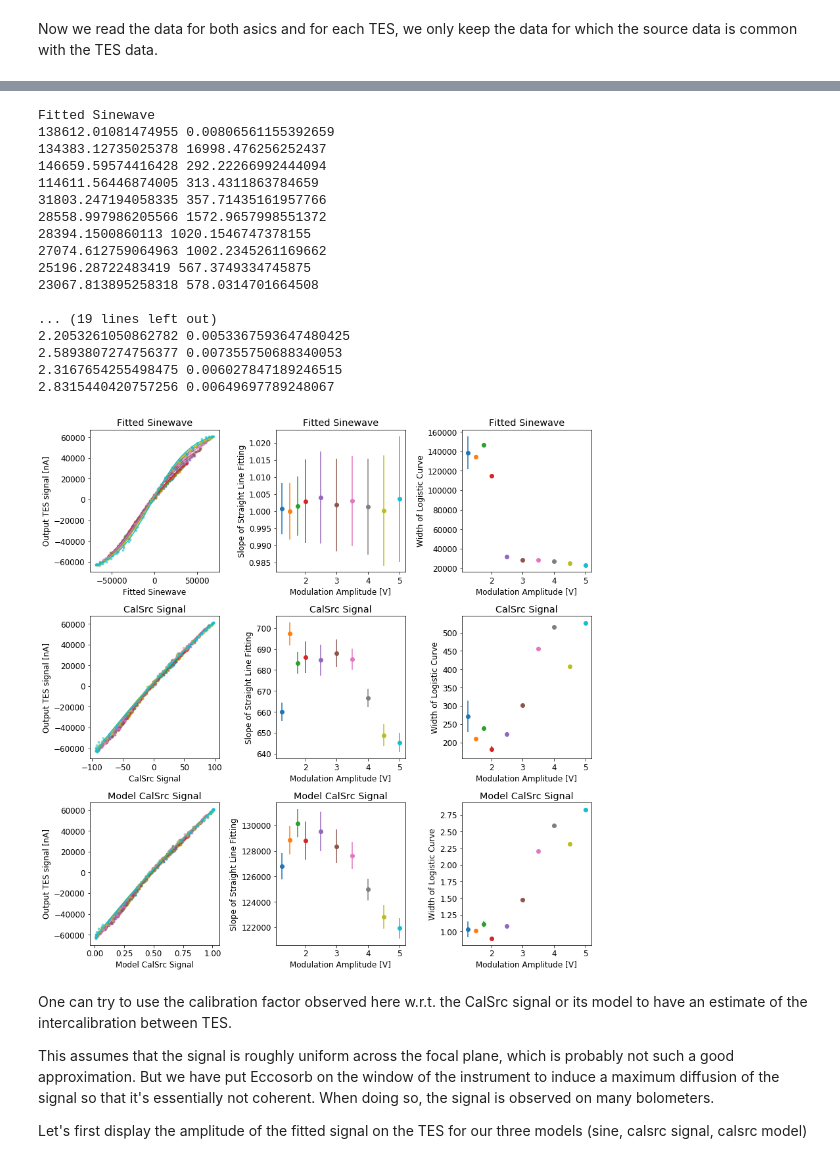
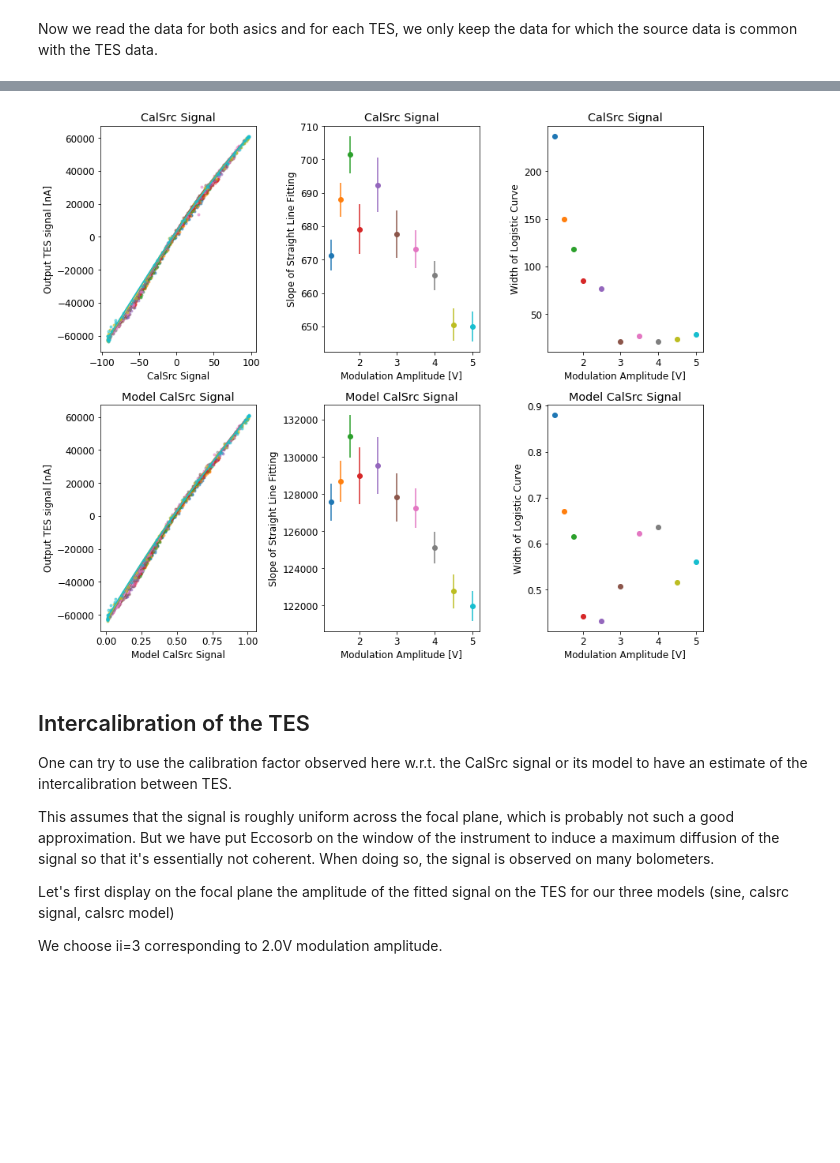
Before and after one commit to qubicsoft/qubic, a Jupyter notebook: qubic/scripts/Calibration/Linearity_All.ipynb, the cells around one changed output, grey strips where cells are left out. Saved outputs shown, nothing was run; the diff lists cells and outputs as text; code cells hidden in the pictures; blank space fills up the shorter version.

```diff
--- a/qubic/scripts/Calibration/Linearity_All.ipynb
+++ b/qubic/scripts/Calibration/Linearity_All.ipynb
@@ -299,16 +336,16 @@ Next cell is just a plot of the previous calculations for the selected asic and
 # %%
-theASIC = 2
-theTES = 63
+theASIC = 1
+theTES = 96
 
 asicindex = theASIC-1
 tesindex = theTES-1
-rc('figure',figsize=(12,12))
+rc('figure',figsize=(18,15))
 ttt = np.linspace(0,np.max(t),1000)
 for ii in xrange(len(tt)):
     subplot(4,3,ii+1)
     p=plot(t,allfolded[ii,asicindex, tesindex, :],'ko-', lw=2, alpha=0.5,label='Folded data')
-    plot(ttt, ll.sine(ttt, allresfit[ii,asicindex, tesindex,:]),'r--', lw=2,
-           label='Sine')
+#     plot(ttt, ll.sine(ttt, allresfit[ii,asicindex, tesindex,:]),'r--', lw=2,
+#            label='Sine')
     p=plot(tsrc, ll.shift_src([tsrc,allfolded_src[ii,asicindex, tesindex,:], 1./modulation_frequency] ,
                               allresfit_src[ii,asicindex, tesindex,:]),'g-', lw=4, label='CalSrc signal Renorm')
     p=plot(ttt, ll.sinesat(ttt, allresfit_src_model[ii,asicindex, tesindex,:]),'m--', lw=4, label='CalSrc signal Model')
@@ -335,5 +371,5 @@ In the case of the logistic finction fit, we plot the width of the logistic curv
 # %%
-methods = ['Fitted Sinewave', 'CalSrc Signal', 'Model CalSrc Signal']
+methods = ['CalSrc Signal', 'Model CalSrc Signal']
 nbm = len(methods)
 
 #### Linear fitting parameters
@@ -404,73 +460,58 @@ Directory 2/10 : /qubic/Data/Calib-TD/2019-03-01/2019-03-01_14.38.21__LinearityA
 # %%
+rc('figure',figsize=(12,10))
 theASIC = 1
 theTES = 96
 
 asicindex = theASIC-1
 tesindex = theTES-1
 for im in xrange(len(methods)):
-    print ''
-    print methods[im]
     for ii in xrange(len(dirs)):
-        subplot(3,3,3*im+1)
+        subplot(len(methods),3,3*im+1)
         if methods[im]=='Fitted Sinewave':
             params = allresfit[ii,asicindex, tesindex,:]
             input_curve = ll.sine(t, params)
         elif methods[im]=='CalSrc Signal':
             input_curve = ll.shift_src([tsrc,allfolded_src[ii,asicindex, tesindex,:],
                                         1./modulation_frequency],
                                        allresfit_src[ii,asicindex, tesindex,:])/np.abs(allresfit_src[ii,asicindex, tesindex,0])
         elif methods[im]=='Model CalSrc Signal':
             input_curve = ll.sinesat(tsrc,
                                      allresfit_src_model[ii,asicindex, tesindex,:])/np.abs(allresfit_src_model[ii,asicindex, tesindex,0])+0.5
 
         p=plot(input_curve, allfolded[ii,asicindex, tesindex,:], '.', alpha=0.5)
         xxx = np.linspace(np.min(input_curve),np.max(input_curve),100)
         #plot(xxx, ft.thepolynomial(xxx, allres[:,ii]), color=p[0].get_color())
         plot(xxx, ll.logistic(xxx, allres_logistic[im, :,ii,asicindex, tesindex]), color=p[0].get_color())
         xlabel(methods[im])
         ylabel('Output TES signal [nA]')
         title(methods[im])
 
-
-        subplot(3,3,3*im+2)
+        subplot(len(methods),3,3*im+2)
         errorbar(amps[ii], allres[im, 0,ii,asicindex, tesindex], yerr=allerr[im, 0,ii,asicindex, tesindex],fmt='o', color=p[0].get_color())
         xlabel('Modulation Amplitude [V]')
         ylabel('Slope of Straight Line Fitting')
         title(methods[im])
 
-        subplot(3,3,3*im+3)
-        amp_width = allres_logistic[im, 2,ii,asicindex, tesindex]
-        print amp_width, err_amp_width
+        subplot(len(methods),3,3*im+3)
+        amp_width = allres_logistic[im, 2,ii,asicindex, tesindex] / amps[ii]
         err_amp_width = allerr_logistic[im, 2,ii,asicindex, tesindex]
-        errorbar(amps[ii], amp_width, yerr=err_amp_width,fmt='o', color=p[0].get_color())
+        plot(amps[ii], amp_width,'o', color=p[0].get_color())
         xlabel('Modulation Amplitude [V]')
         ylabel('Width of Logistic Curve')
         title(methods[im])
-tight_layout()
+
+        tight_layout()
 # %% [output]
-Fitted Sinewave
-138612.01081474955 0.00806561155392659
-134383.12735025378 16998.476256252437
-146659.59574416428 292.22266992444094
-114611.56446874005 313.4311863784659
-31803.247194058335 357.71435161957766
-28558.997986205566 1572.9657998551372
-28394.1500860113 1020.1546747378155
-27074.612759064963 1002.2345261169662
-25196.28722483419 567.3749334745875
-23067.813895258318 578.0314701664508
-
-... (19 lines left out)
-2.2053261050862782 0.0053367593647480425
-2.5893807274756377 0.007355750688340053
-2.3167654255498475 0.006027847189246515
-2.8315440420757256 0.00649697789248067
-[figure, old version]
+[figure, new version]
 # %% [markdown]
+## Intercalibration of the TES
+
 One can try to use the calibration factor observed here w.r.t. the CalSrc signal or its model to have an estimate of the intercalibration between TES.
 
 This assumes that the signal is roughly uniform across the focal plane, which is probably not such a good approximation. But we have put Eccosorb on the window of the instrument to induce a maximum diffusion of the signal so that it's essentially not coherent. When doing so, the signal is observed on many bolometers.
 
-Let's first display the amplitude of the fitted signal on the TES for our three models (sine, calsrc signal, calsrc model)
+Let's first display on the focal plane the amplitude of the fitted signal on the TES for our three models (sine, calsrc signal, calsrc model)
+
+We choose ii=3 corresponding to 2.0V modulation amplitude.
 # %%
 ii=3
```
Also changed, not shown: parts of 26 cells of this notebook, 1 other file.
